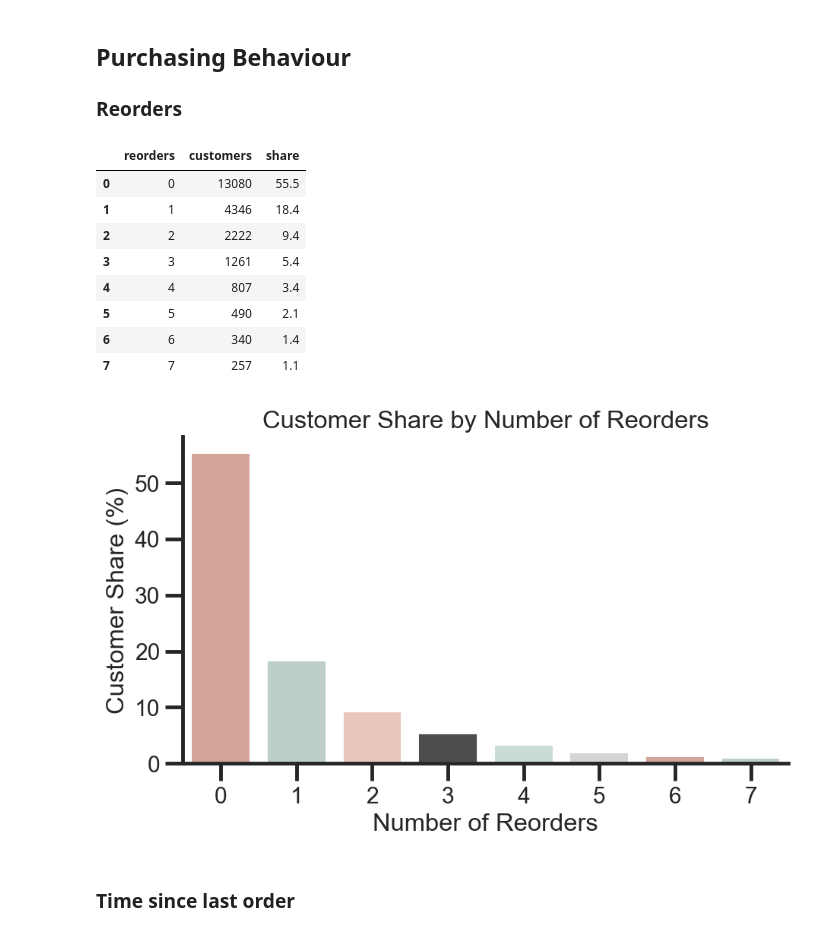
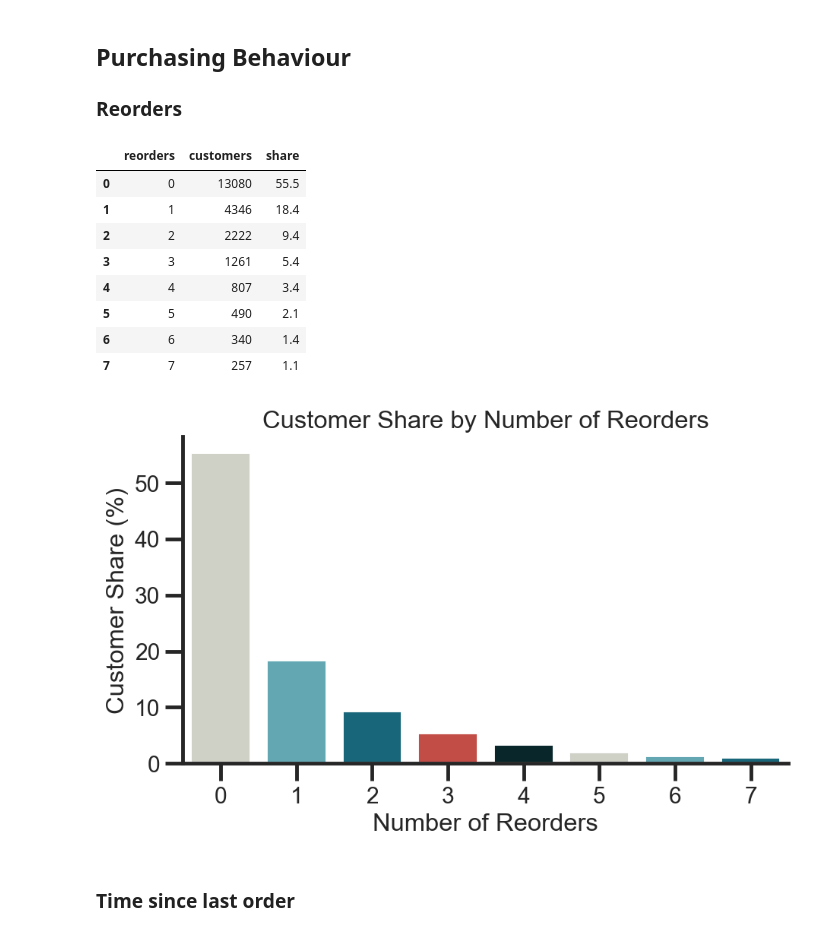
Before and after one commit to dhiman2/clv-cdnow, a Jupyter notebook: CDNOW-EDA.ipynb, the cells around one changed output. Drawn from its saved outputs; the diff is of its cells as text; code cells hidden in the pictures.

```diff
--- a/CDNOW-EDA.ipynb
+++ b/CDNOW-EDA.ipynb
@@ -48,7 +51,8 @@ sns.set(style="ticks")
 sns.set_context("poster", font_scale = .7, rc={"grid.linewidth": 5})
 # %%
 flaconi = ['#DE9D8F','#BAD1CD', '#F1C2B4', '#4C4C4C', '#C6E0D4', '#D5D5D5']#, '#F6F6F6', '#83132B']
-sns.set_palette(flaconi)
+greek_salad = ['#D0D3C5', '#56B1BF', '#08708A', '#D73A31', '#032B2F']
+sns.set_palette(greek_salad)
 #sns.palplot(sns.color_palette())
 # %% [markdown]
 ## Read Transaction Log
@@ -225,31 +229,31 @@ Descriptive Statistics
 # %%
 cols = ['recency_cal', 'frequency_cal', 'T_cal', 'monetary_value_cal']
 df_rmf = summary_cal_holdout[cols].copy()
 df_rmf.columns = ['recency', 'frequency', 'T', 'monetary_value']
 
 frequency = pd.DataFrame(df_rmf.groupby('frequency').size())
 frequency = frequency.reset_index()
 frequency.columns = ['reorders', 'customers']
 frequency['share'] = np.round(100*frequency['customers'] / summary_cal_holdout.shape[0],1)
 
 display(frequency.head(8))
 
-ax = sns.barplot(x="reorders", y="share", data=frequency.head(8), palette=flaconi)
+ax = sns.barplot(x="reorders", y="share", data=frequency.head(8), palette=greek_salad)
 ax.set(xlabel='Number of Reorders', ylabel='Customer Share (%)', title='Customer Share by Number of Reorders')
 #plt.ticklabel_format(style='sci', axis='y', scilimits=(0,0))
 sns.despine()
 plt.tight_layout()
 # %% [output]
 |  | reorders | customers | share |
 | 0 | 0 | 13080 | 55.5 |
 | 1 | 1 | 4346 | 18.4 |
 | 2 | 2 | 2222 | 9.4 |
 | 3 | 3 | 1261 | 5.4 |
 | 4 | 4 | 807 | 3.4 |
 | 5 | 5 | 490 | 2.1 |
 | 6 | 6 | 340 | 1.4 |
 | 7 | 7 | 257 | 1.1 |
-[figure, old version]
+[figure, new version]
 # %% [markdown]
 ### Time since last order
 # %%
```
Also changed, not shown: parts of 8 cells of this notebook.
